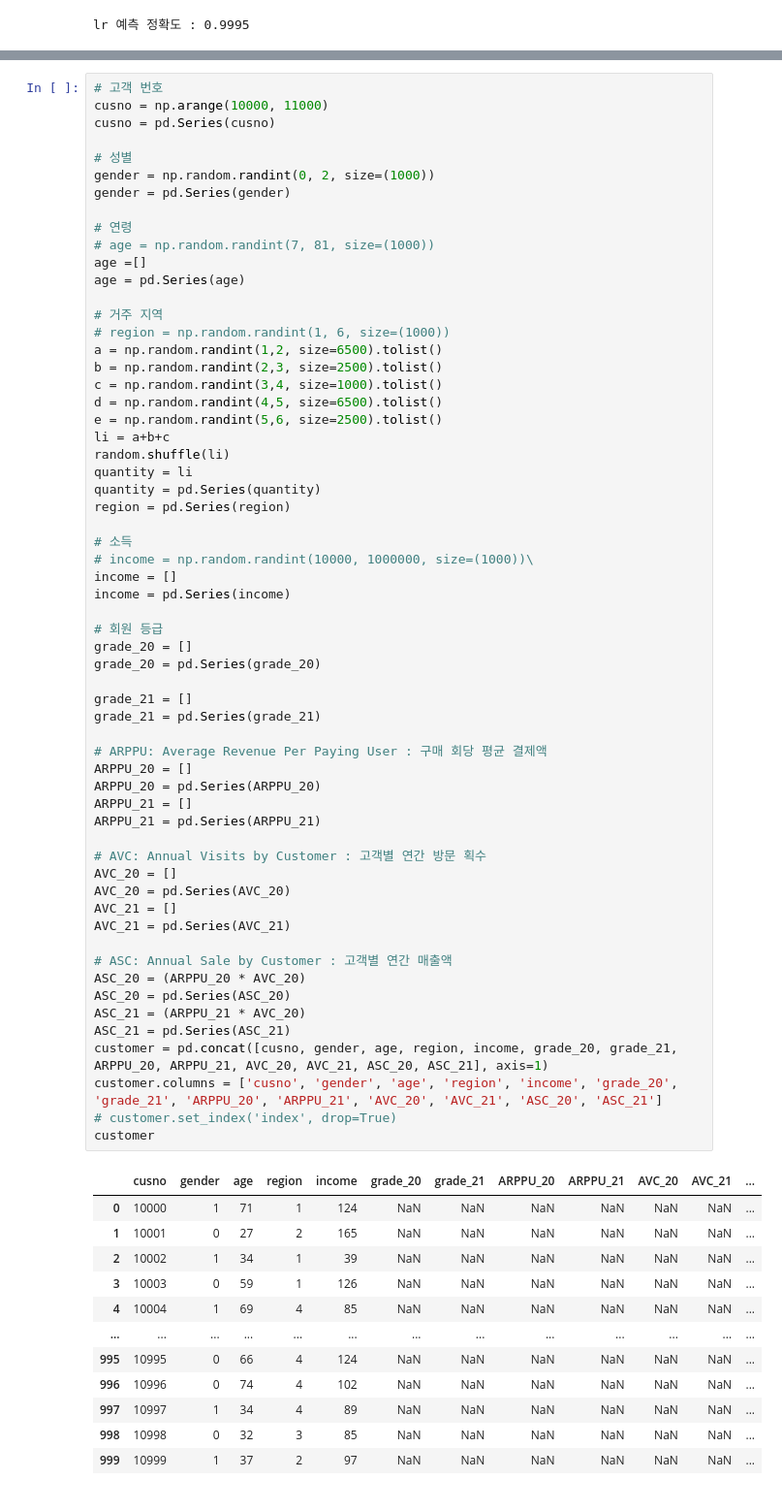
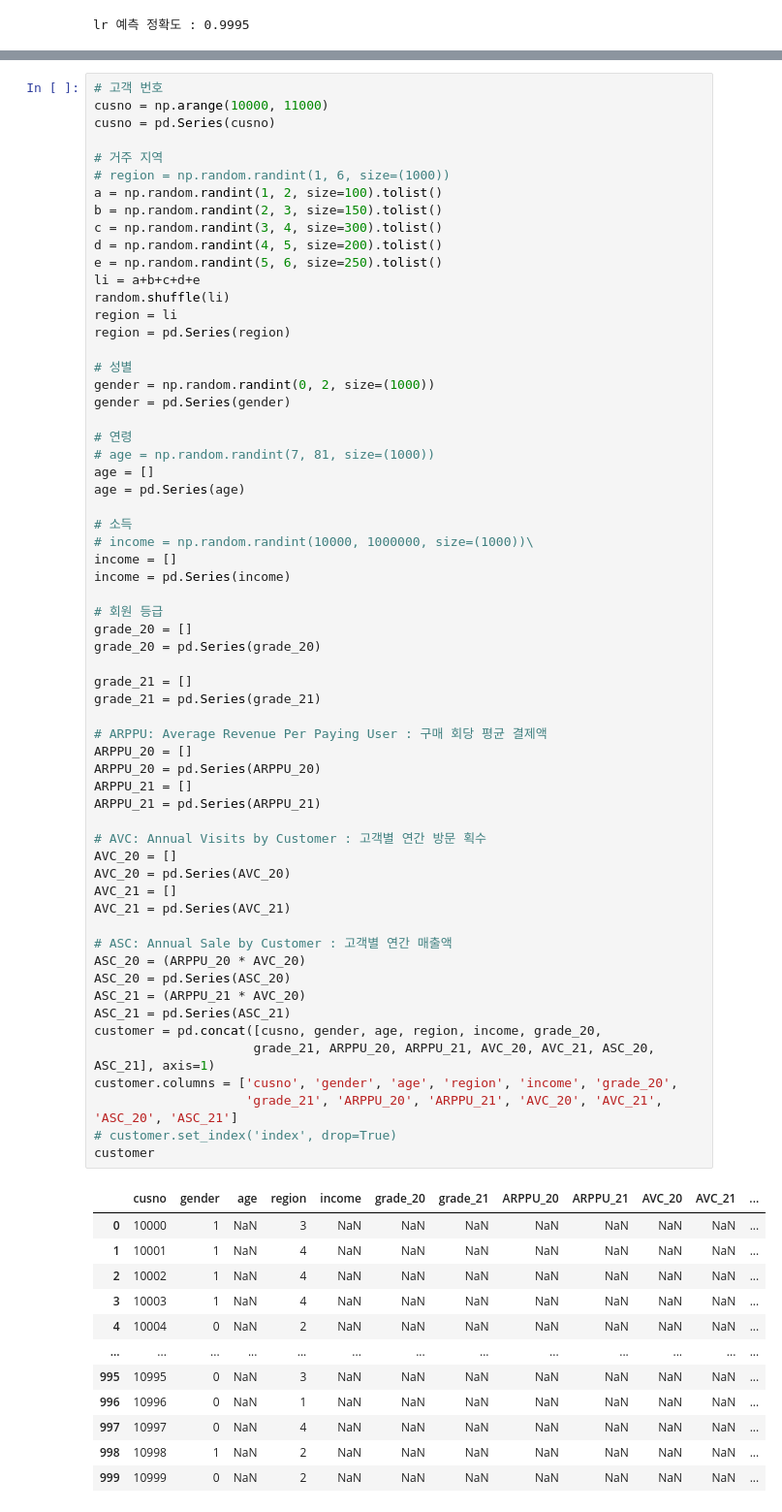
Before and after one commit to zivary/Working-with-data, a Jupyter notebook: 고객거래데이터_cakd_07_맛집트레블러.ipynb, the cells around one changed output, grey strips where cells are left out. Shown: that part at 97% size. Saved outputs shown, nothing was run; the diff lists cells and outputs as text.

```diff
--- a/고객거래데이터_cakd_07_맛집트레블러.ipynb
+++ b/고객거래데이터_cakd_07_맛집트레블러.ipynb
@@ -448,6 +485,18 @@ random.seed(0)
 # 고객 번호
 cusno = np.arange(10000, 11000)
 cusno = pd.Series(cusno)
+
+# 거주 지역
+# region = np.random.randint(1, 6, size=(1000))
+a = np.random.randint(1, 2, size=100).tolist()
+b = np.random.randint(2, 3, size=150).tolist()
+c = np.random.randint(3, 4, size=300).tolist()
+d = np.random.randint(4, 5, size=200).tolist()
+e = np.random.randint(5, 6, size=250).tolist()
+li = a+b+c+d+e
+random.shuffle(li)
+region = li
+region = pd.Series(region)
 
 # 성별
 gender = np.random.randint(0, 2, size=(1000))
@@ -455,21 +504,8 @@ gender = pd.Series(gender)
 
 # 연령
 # age = np.random.randint(7, 81, size=(1000))
-age =[]
+age = []
 age = pd.Series(age)
-
-# 거주 지역
-# region = np.random.randint(1, 6, size=(1000))
-a = np.random.randint(1,2, size=6500).tolist()
-b = np.random.randint(2,3, size=2500).tolist()
-c = np.random.randint(3,4, size=1000).tolist()
-d = np.random.randint(4,5, size=6500).tolist()
-e = np.random.randint(5,6, size=2500).tolist()
-li = a+b+c
-random.shuffle(li)
-quantity = li
-quantity = pd.Series(quantity)
-region = pd.Series(region)
 
 # 소득
 # income = np.random.randint(10000, 1000000, size=(1000))\
@@ -477,44 +513,46 @@ income = []
 income = pd.Series(income)
 
 # 회원 등급
 grade_20 = []
 grade_20 = pd.Series(grade_20)
 
 grade_21 = []
 grade_21 = pd.Series(grade_21)
 
 # ARPPU: Average Revenue Per Paying User : 구매 회당 평균 결제액
 ARPPU_20 = []
 ARPPU_20 = pd.Series(ARPPU_20)
 ARPPU_21 = []
 ARPPU_21 = pd.Series(ARPPU_21)
 
 # AVC: Annual Visits by Customer : 고객별 연간 방문 획수
 AVC_20 = []
 AVC_20 = pd.Series(AVC_20)
 AVC_21 = []
 AVC_21 = pd.Series(AVC_21)
 
 # ASC: Annual Sale by Customer : 고객별 연간 매출액
 ASC_20 = (ARPPU_20 * AVC_20)
 ASC_20 = pd.Series(ASC_20)
 ASC_21 = (ARPPU_21 * AVC_20)
 ASC_21 = pd.Series(ASC_21)
-customer = pd.concat([cusno, gender, age, region, income, grade_20, grade_21, ARPPU_20, ARPPU_21, AVC_20, AVC_21, ASC_20, ASC_21], axis=1)
-customer.columns = ['cusno', 'gender', 'age', 'region', 'income', 'grade_20', 'grade_21', 'ARPPU_20', 'ARPPU_21', 'AVC_20', 'AVC_21', 'ASC_20', 'ASC_21']
+customer = pd.concat([cusno, gender, age, region, income, grade_20,
+                     grade_21, ARPPU_20, ARPPU_21, AVC_20, AVC_21, ASC_20, ASC_21], axis=1)
+customer.columns = ['cusno', 'gender', 'age', 'region', 'income', 'grade_20',
+                    'grade_21', 'ARPPU_20', 'ARPPU_21', 'AVC_20', 'AVC_21', 'ASC_20', 'ASC_21']
 # customer.set_index('index', drop=True)
 customer
 # %% [output]
 |  | cusno | gender | age | region | income | grade_20 | grade_21 | ARPPU_20 | ARPPU_21 | AVC_20 | AVC_21 | ... |
-| 0 | 10000 | 1 | 71 | 1 | 124 | NaN | NaN | NaN | NaN | NaN | NaN | ... |
-| 1 | 10001 | 0 | 27 | 2 | 165 | NaN | NaN | NaN | NaN | NaN | NaN | ... |
-| 2 | 10002 | 1 | 34 | 1 | 39 | NaN | NaN | NaN | NaN | NaN | NaN | ... |
-| 3 | 10003 | 0 | 59 | 1 | 126 | NaN | NaN | NaN | NaN | NaN | NaN | ... |
-| 4 | 10004 | 1 | 69 | 4 | 85 | NaN | NaN | NaN | NaN | NaN | NaN | ... |
+| 0 | 10000 | 1 | NaN | 3 | NaN | NaN | NaN | NaN | NaN | NaN | NaN | ... |
+| 1 | 10001 | 1 | NaN | 4 | NaN | NaN | NaN | NaN | NaN | NaN | NaN | ... |
+| 2 | 10002 | 1 | NaN | 4 | NaN | NaN | NaN | NaN | NaN | NaN | NaN | ... |
+| 3 | 10003 | 1 | NaN | 4 | NaN | NaN | NaN | NaN | NaN | NaN | NaN | ... |
+| 4 | 10004 | 0 | NaN | 2 | NaN | NaN | NaN | NaN | NaN | NaN | NaN | ... |
 | ... | ... | ... | ... | ... | ... | ... | ... | ... | ... | ... | ... | ... |
-| 995 | 10995 | 0 | 66 | 4 | 124 | NaN | NaN | NaN | NaN | NaN | NaN | ... |
-| 996 | 10996 | 0 | 74 | 4 | 102 | NaN | NaN | NaN | NaN | NaN | NaN | ... |
-| 997 | 10997 | 1 | 34 | 4 | 89 | NaN | NaN | NaN | NaN | NaN | NaN | ... |
-| 998 | 10998 | 0 | 32 | 3 | 85 | NaN | NaN | NaN | NaN | NaN | NaN | ... |
-| 999 | 10999 | 1 | 37 | 2 | 97 | NaN | NaN | NaN | NaN | NaN | NaN | ... |
+| 995 | 10995 | 0 | NaN | 3 | NaN | NaN | NaN | NaN | NaN | NaN | NaN | ... |
+| 996 | 10996 | 0 | NaN | 1 | NaN | NaN | NaN | NaN | NaN | NaN | NaN | ... |
+| 997 | 10997 | 0 | NaN | 4 | NaN | NaN | NaN | NaN | NaN | NaN | NaN | ... |
+| 998 | 10998 | 1 | NaN | 2 | NaN | NaN | NaN | NaN | NaN | NaN | NaN | ... |
+| 999 | 10999 | 0 | NaN | 2 | NaN | NaN | NaN | NaN | NaN | NaN | NaN | ... |
 1000 rows × 13 columns
```
Also changed, not shown: parts of 40 cells of this notebook.
